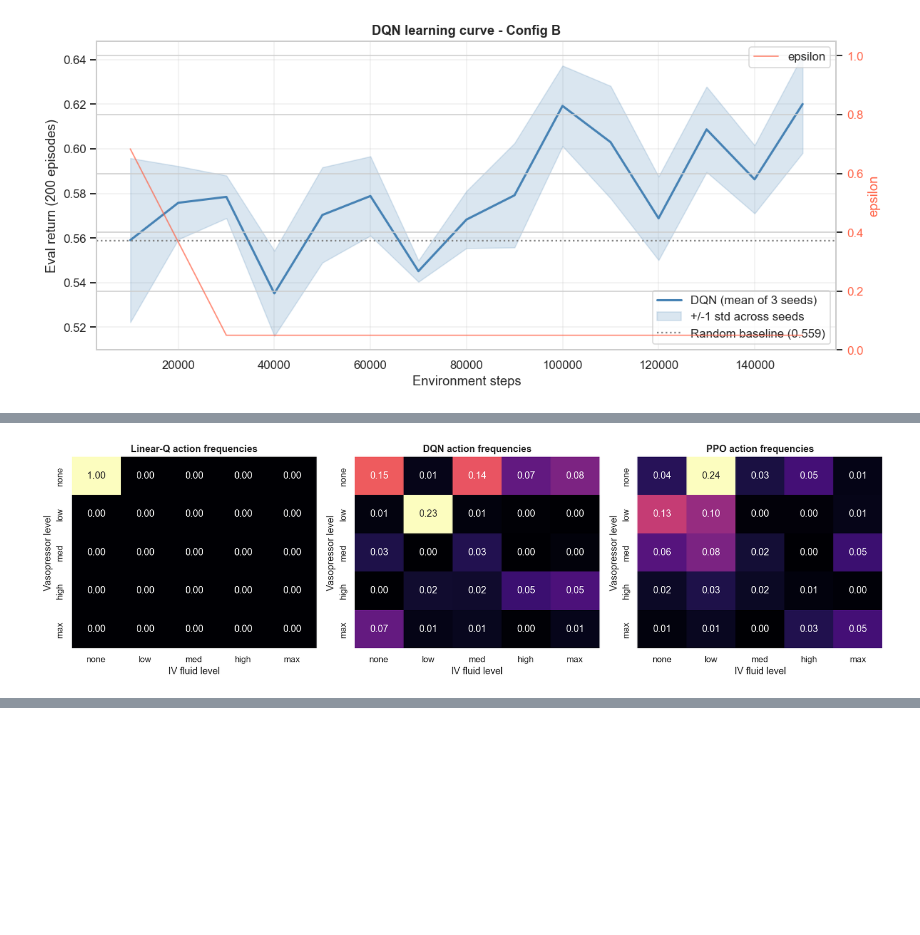
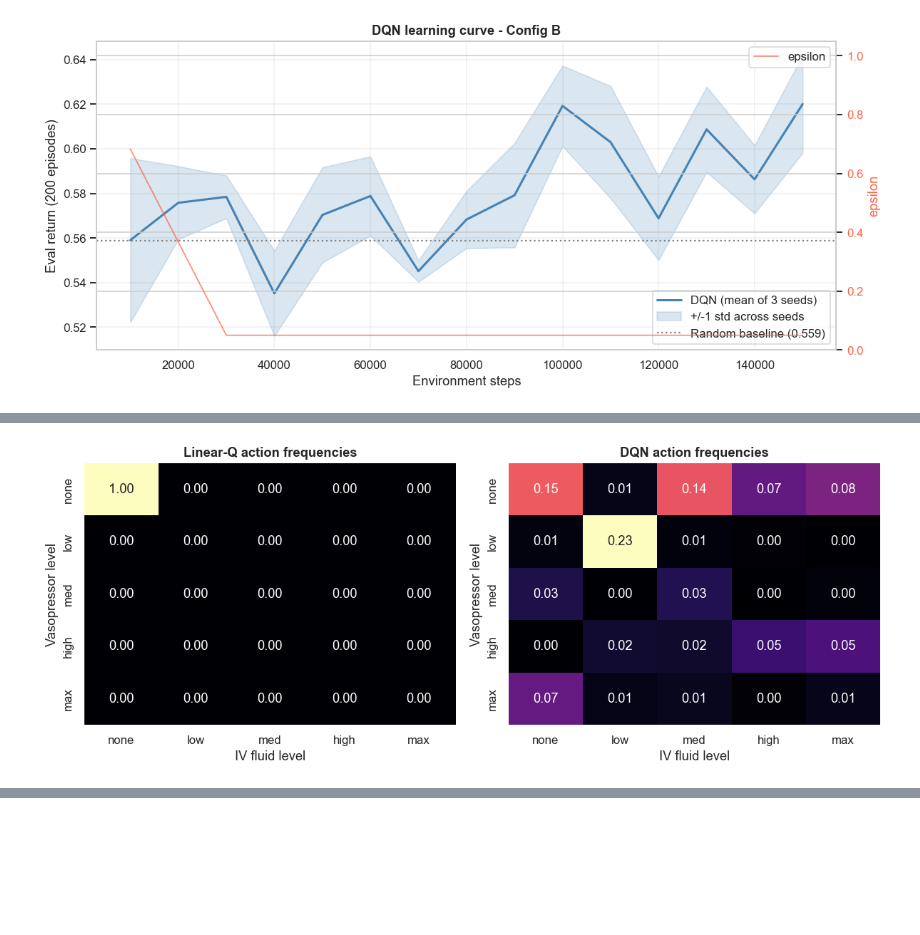
Before and after one commit to SamuelBraun/reinforcement-learning-sepsis, a Jupyter notebook: rl_sepsis_project.ipynb, the cells around one changed output, grey strips where cells are left out. Saved outputs shown, nothing was run; the diff lists cells and outputs as text; code cells hidden in the pictures; blank space fills up the shorter version.

```diff
--- a/rl_sepsis_project_refactored.ipynb
+++ b/rl_sepsis_project.ipynb
@@ -608,7 +615,7 @@ ql_td_errors = np.empty((len(SEEDS), N_EPISODES))
 ql_snapshots_per_seed = []
 
 for s_idx, seed in enumerate(SEEDS):
-    env_train = make_sepsis_env()
+    env_train = make_sepsis_env(quiet=True)
     env_train.action_space.seed(seed)
     rng = np.random.default_rng(seed)
     Q = np.zeros((N_STATES, N_ACTIONS))
@@ -795,7 +790,7 @@ def eps_greedy_action(Q_row, eps_val, n_actions, rng_local, env_local):
 
 
 for s_idx, seed in enumerate(SEEDS):
-    env_train = make_sepsis_env()
+    env_train = make_sepsis_env(quiet=True)
     env_train.action_space.seed(seed)
     rng = np.random.default_rng(seed)
     Q = np.zeros((N_STATES, N_ACTIONS))
@@ -1410,8 +1514,12 @@ def linear_q_train(seed, total_steps=TOTAL_STEPS, alpha=0.01, gamma=GAMMA,
                    eval_episodes=200):
     rng = np.random.default_rng(seed)
     env = make_clinical_env_quiet()
-    W = np.zeros((N_ACTIONS, 47), dtype=np.float64)
-    b = np.zeros(N_ACTIONS, dtype=np.float64)
+    # Small random init breaks the all-zero argmax tie that otherwise pins
+    # the policy to action 0 forever (all 25 Q-values start identical, so
+    # np.argmax always returns 0, only head 0 gets updated, and the agent
+    # never explores enough to discover that any other action could be better).
+    W = rng.normal(loc=0.0, scale=0.01, size=(N_ACTIONS, 47)).astype(np.float64)
+    b = rng.normal(loc=0.0, scale=0.01, size=N_ACTIONS).astype(np.float64)
     eps_decay_steps = int(0.8 * total_steps)
 
     def greedy_action(obs_vec):
@@ -1756,7 +1838,7 @@ Shared target return for convergence column: 0.6724
 # %%
-dataset = [clinical_rand_returns, linq_returns, dqn_returns, ppo_returns]
-labels = ['Random', 'Linear-Q', 'DQN', 'PPO']
-colors = ['gray', 'mediumpurple', 'steelblue', 'seagreen']
+dataset = [clinical_rand_returns, linq_returns, dqn_returns]
+labels = ['Random', 'Linear-Q', 'DQN']
+colors = ['gray', 'mediumpurple', 'steelblue']
 
 fig, ax = plt.subplots(figsize=(11, 5))
 positions = np.arange(1, len(dataset) + 1)
@@ -1766,7 +1848,7 @@ for body, color in zip(parts['bodies'], colors):
     body.set_alpha(0.5)
 parts['cmeans'].set_color('black')
 
-survivals = [clinical_rand_surv, linq_surv, dqn_surv, ppo_surv]
+survivals = [clinical_rand_surv, linq_surv, dqn_surv]
 for pos, surv in zip(positions, survivals):
     ax.text(pos, 1.08, f'{surv:.0f}%', ha='center', va='bottom', fontsize=9, fontweight='bold')
 
@@ -1783,18 +1877,18 @@ plt.show()
 # %%
-agent_predicts = [linq_predict, dqn_predict, ppo_predict]
-agent_names = ['Linear-Q', 'DQN', 'PPO']
+agent_predicts = [linq_predict, dqn_predict]
+agent_names = ['Linear-Q', 'DQN']
 level_labels = ['none', 'low', 'med', 'high', 'max']
 
-fig, axes = plt.subplots(1, 3, figsize=(15, 4.4))
+fig, axes = plt.subplots(1, 2, figsize=(11, 4.4))
 for ax, predict_fn, name in zip(axes, agent_predicts, agent_names):
     grid = policy_action_grid(predict_fn)
     sns.heatmap(grid, ax=ax, cmap='magma', annot=True, fmt='.2f', cbar=False,
                 xticklabels=level_labels, yticklabels=level_labels)
     ax.set_title(f'{name} action frequencies', fontweight='bold')
     ax.set_xlabel('IV fluid level')
     ax.set_ylabel('Vasopressor level')
 plt.tight_layout()
 plt.savefig(f'{PLOTS_DIR}/configB_policy_actions.png', bbox_inches='tight')
 plt.show()
 # %% [output]
-[figure, old version]
+[figure, new version]
```
Also changed, not shown: parts of 49 cells of this notebook, 33 other files.
